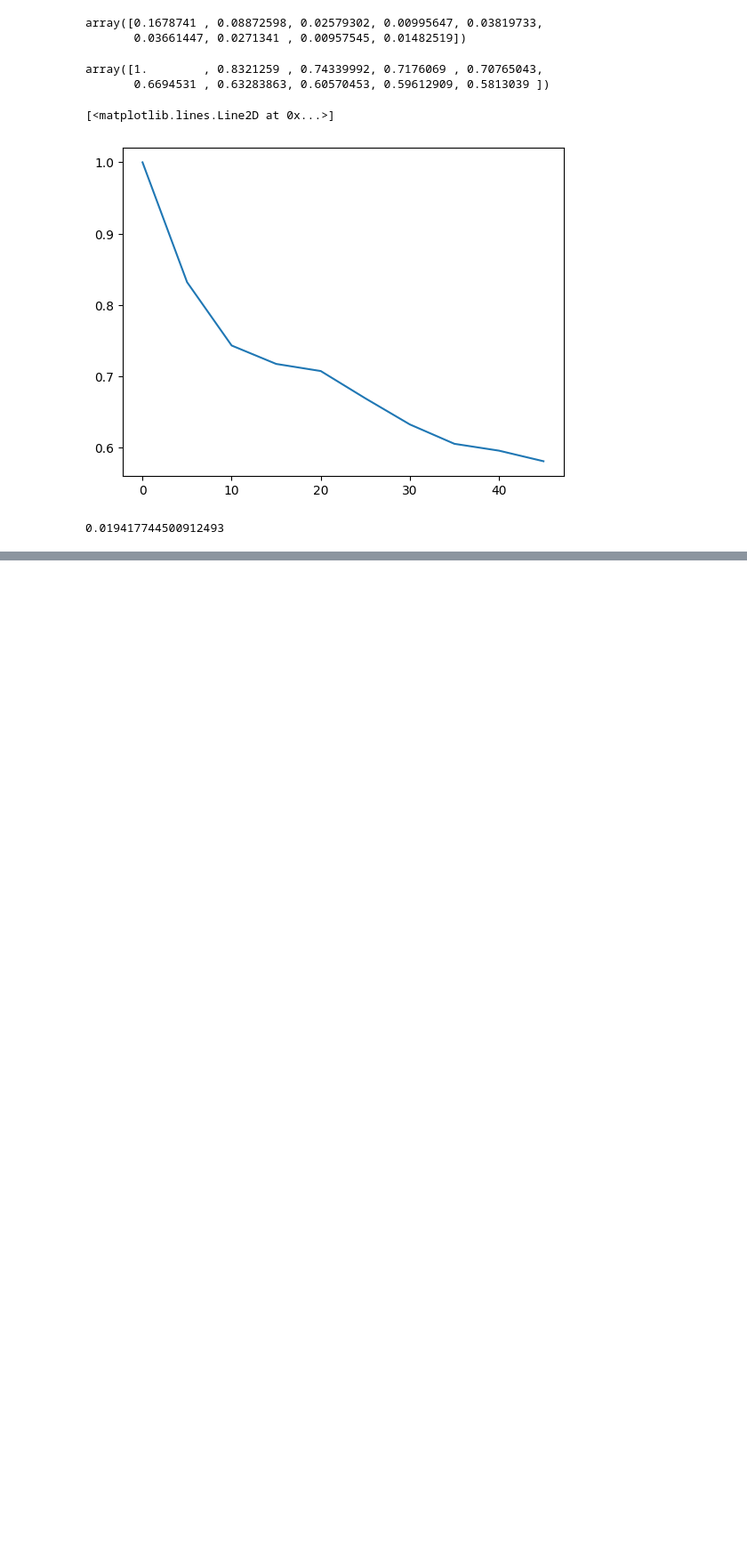
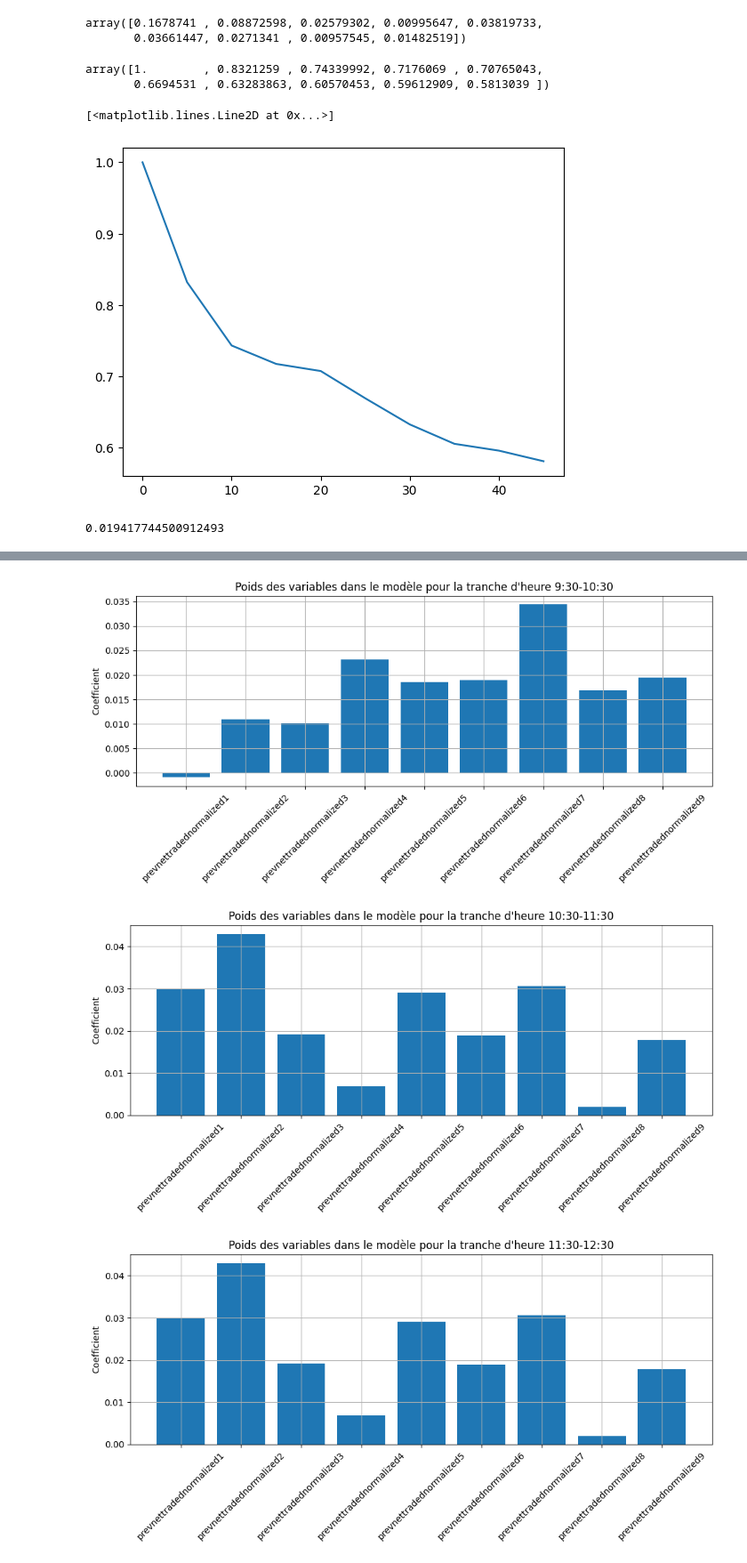
Before and after one commit to EstebanMF44/Projet-Hackaton, a Jupyter notebook: projet_hackaton.ipynb, the cells around one changed output, grey strips where cells are left out. Shown: that part at 89% size. Saved outputs shown, nothing was run; the diff lists cells and outputs as text; code cells hidden in the pictures; blank space fills up the shorter version.

Commit message:
Représentation des coefficients

```diff
--- a/projet_hackaton.ipynb
+++ b/projet_hackaton.ipynb
@@ -375,0 +700,21 @@ Bucket 40 minutes ignoré (seulement 0 échantillons)
+# %%
+import matplotlib.pyplot as plt
+import numpy as np
+h = 9
+
+for coefs in coefs_per_hour:
+    features = X_train.columns if hasattr(X_train, 'columns') else [f'x{i}' for i in range(len(coefs))]
+
+    plt.figure(figsize=(10, 5))
+    plt.bar(features, coefs)
+    plt.xticks(rotation=45)
+    plt.ylabel("Coefficient")
+    plt.title(f"Poids des variables dans le modèle pour la tranche d'heure {h}:30-{h+1}:30" )
+    h +=1
+    plt.grid(True)
+    plt.tight_layout()
+    plt.show()
+# %% [output]
+[figure, added]
+[figure, added]
+[figure, added]
```
Also changed, not shown: parts of 5 cells of this notebook.
